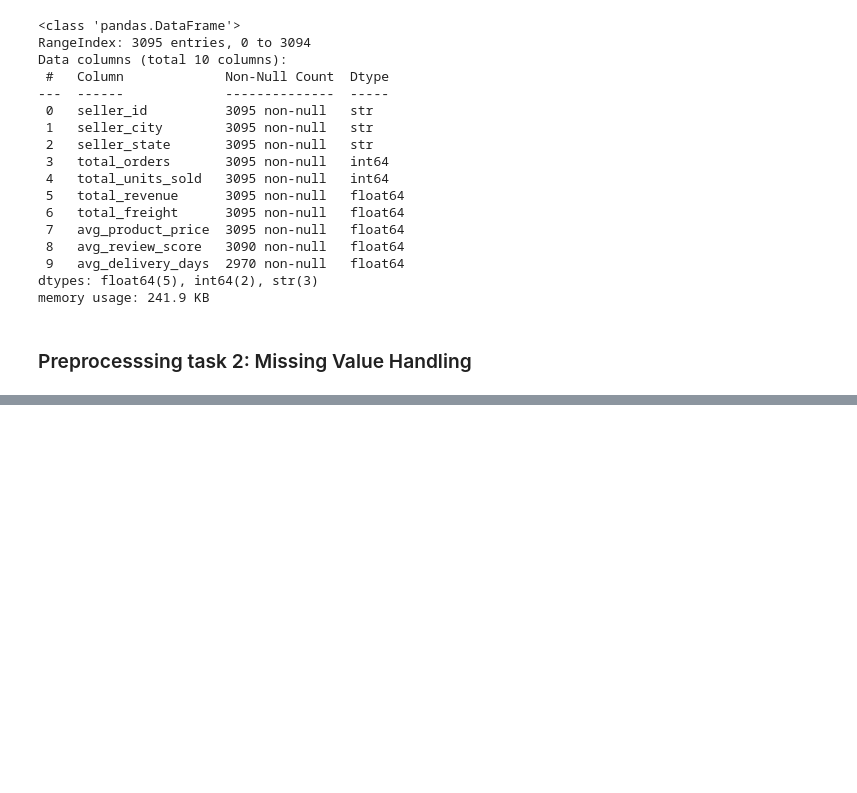
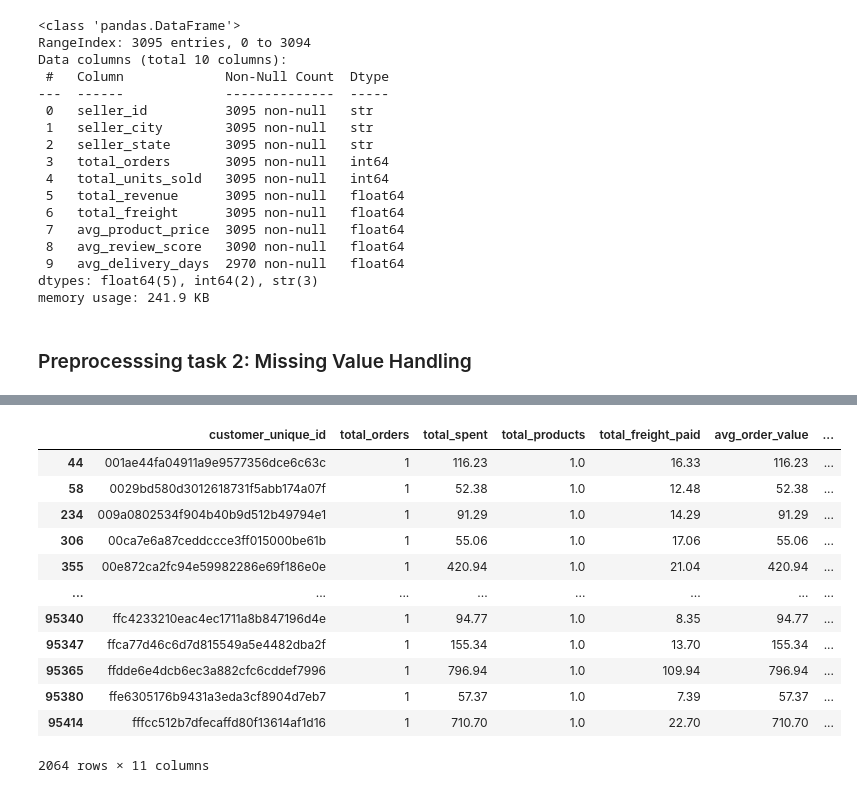
Before and after one commit to anees555/Customer-Intelligent-Platform, a Jupyter notebook: notebooks/03_data_preprocessing.ipynb, the cells around one changed output, grey strips where cells are left out. Saved outputs shown, nothing was run; the diff lists cells and outputs as text; code cells hidden in the pictures; blank space fills up the shorter version.

Commit message:
data preprocessing: handle missing values

```diff
--- a/notebooks/03_data_preprocessing.ipynb
+++ b/notebooks/03_data_preprocessing.ipynb
@@ -265,0 +277,18 @@ memory usage: 241.9 KB
+# %%
+customer_df[
+    customer_df["avg_delivery_days"].isna()
+]
+# %% [output]
+|  | customer_unique_id | total_orders | total_spent | total_products | total_freight_paid | avg_order_value | ... |
+| 44 | 001ae44fa04911a9e9577356dce6c63c | 1 | 116.23 | 1.0 | 16.33 | 116.23 | ... |
+| 58 | 0029bd580d3012618731f5abb174a07f | 1 | 52.38 | 1.0 | 12.48 | 52.38 | ... |
+| 234 | 009a0802534f904b40b9d512b49794e1 | 1 | 91.29 | 1.0 | 14.29 | 91.29 | ... |
+| 306 | 00ca7e6a87ceddccce3ff015000be61b | 1 | 55.06 | 1.0 | 17.06 | 55.06 | ... |
+| 355 | 00e872ca2fc94e59982286e69f186e0e | 1 | 420.94 | 1.0 | 21.04 | 420.94 | ... |
+| ... | ... | ... | ... | ... | ... | ... | ... |
+| 95340 | ffc4233210eac4ec1711a8b847196d4e | 1 | 94.77 | 1.0 | 8.35 | 94.77 | ... |
+| 95347 | ffca77d46c6d7d815549a5e4482dba2f | 1 | 155.34 | 1.0 | 13.70 | 155.34 | ... |
+| 95365 | ffdde6e4dcb6ec3a882cfc6cddef7996 | 1 | 796.94 | 1.0 | 109.94 | 796.94 | ... |
+| 95380 | ffe6305176b9431a3eda3cf8904d7eb7 | 1 | 57.37 | 1.0 | 7.39 | 57.37 | ... |
+| 95414 | fffcc512b7dfecaffd80f13614af1d16 | 1 | 710.70 | 1.0 | 22.70 | 710.70 | ... |
+2064 rows × 11 columns
```
Also changed, not shown: parts of 10 cells of this notebook.
